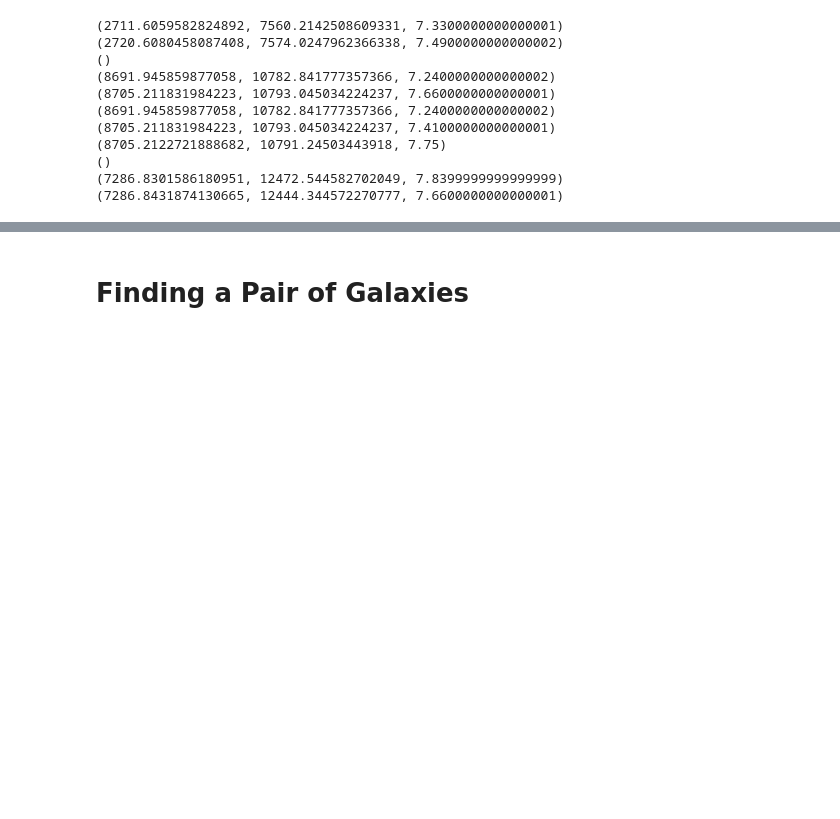
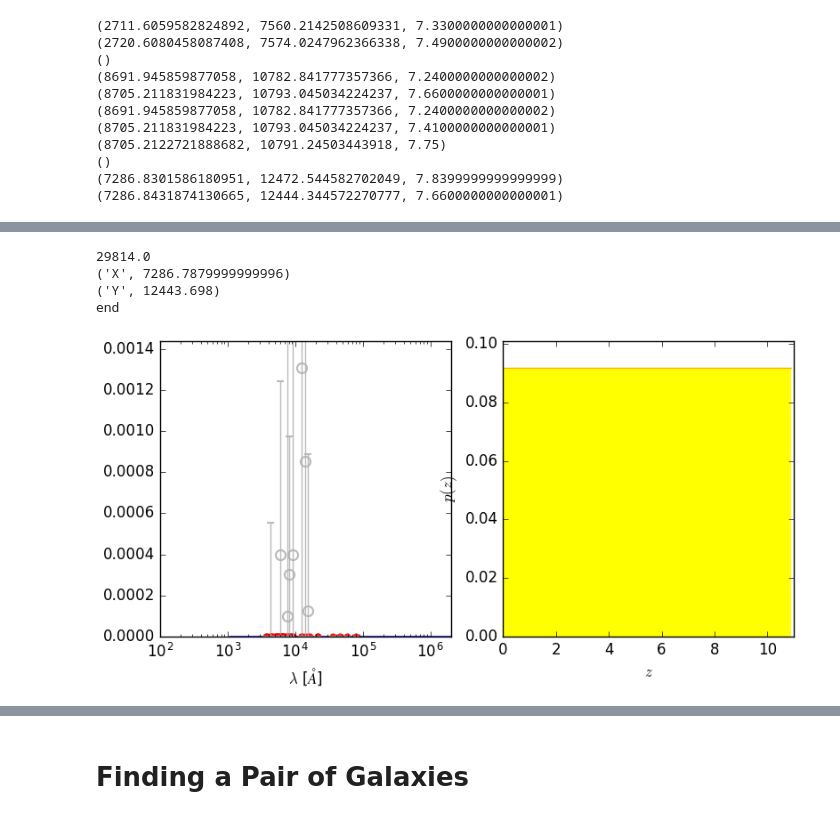
Before and after one commit to NadyaYuil/JWST_Photutils, a Jupyter notebook: big_project.ipynb, the cells around one changed output, grey strips where cells are left out. Drawn from its saved outputs; the diff is of its cells as text; code cells hidden in the pictures; blank space fills up the shorter version.

```diff
--- a/big_project.ipynb
+++ b/big_project.ipynb
@@ -387,3 +495,28 @@ plt.show()
+# %%
+#(7286.8431874130665, 12444.344572270777, 7.6600000000000001)
+X = np.genfromtxt('goodss_3dhst.v4.1.cat')[:, 1]
+Y = np.genfromtxt('goodss_3dhst.v4.1.cat')[:, 2]
+ID = np.genfromtxt('goodss_3dhst.v4.1.cat')[:, 0]
+for i in range(len(X)):
+    if ((0 <= abs(X[i]- 7286) <= 5) & (0 <= abs(Y[i]-12444) <= 5)):
+        print(ID[i])
+        print('X',X[i])
+        print('Y',Y[i])
+print('end')
+# %% [output]
+29814.0
+('X', 7286.7879999999996)
+('Y', 12443.698)
+end
+# %%
+#axes = eazy.plotExampleSED(idx=29813, writePNG=False, MAIN_OUTPUT_FILE='goodss_3dhst.v4.1',
+       #                               OUTPUT_DIRECTORY='OUTPUT', CACHE_FILE='Same', lrange=[1e2, 2.e6],
+         #                             axes=None, individual_templates=False, fnu=True)
+#plt.show()
+im = Image('figure_29813.png')
+display(im)
+# %% [output]
+[figure, added]
 # %%
 #8691.945859877058, 10782.841777357366, 7.2400000000000002)
 #(8705.211831984223, 10793.045034224237, 7.6600000000000001)
```
Also changed, not shown: parts of 14 cells of this notebook.
